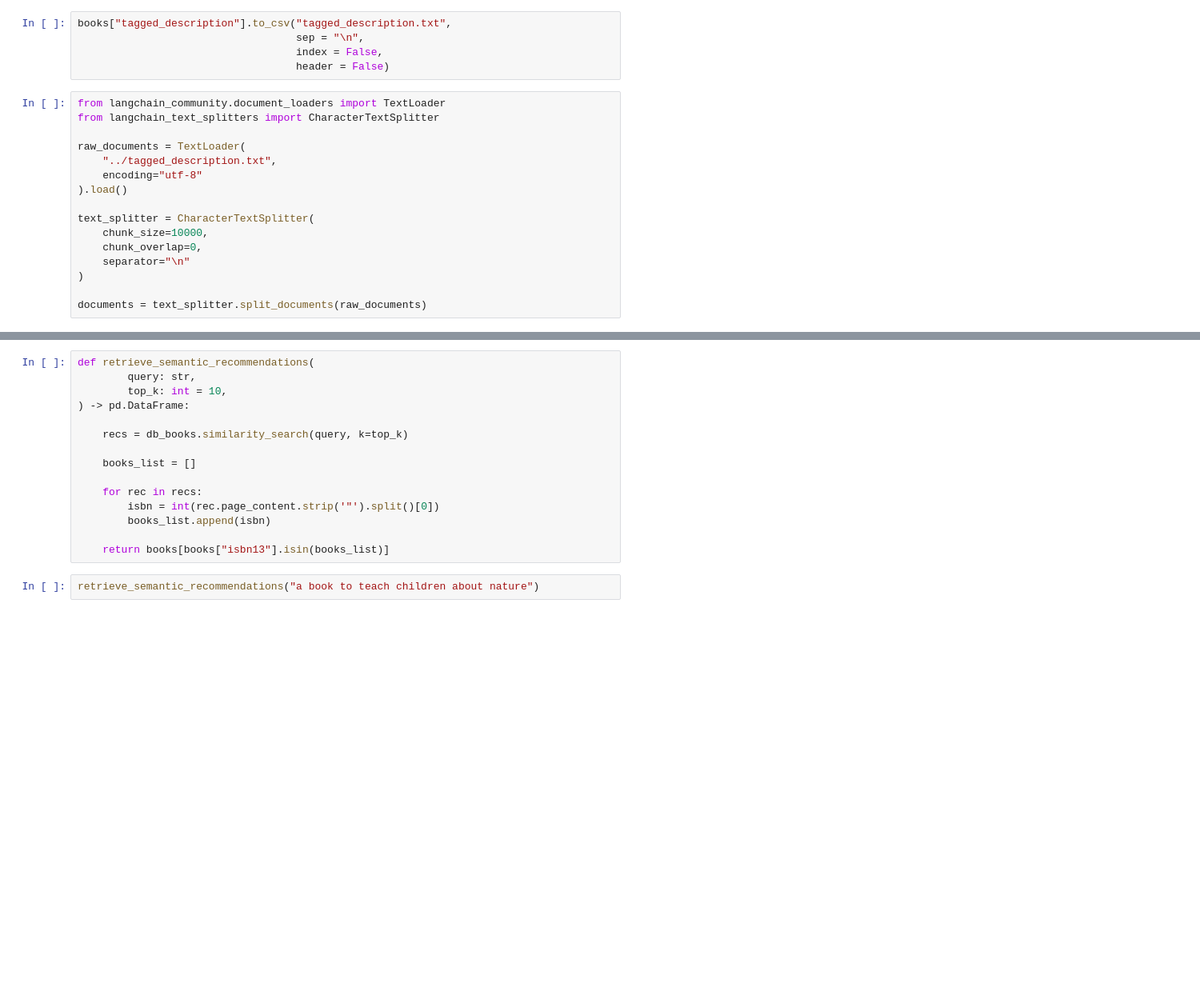
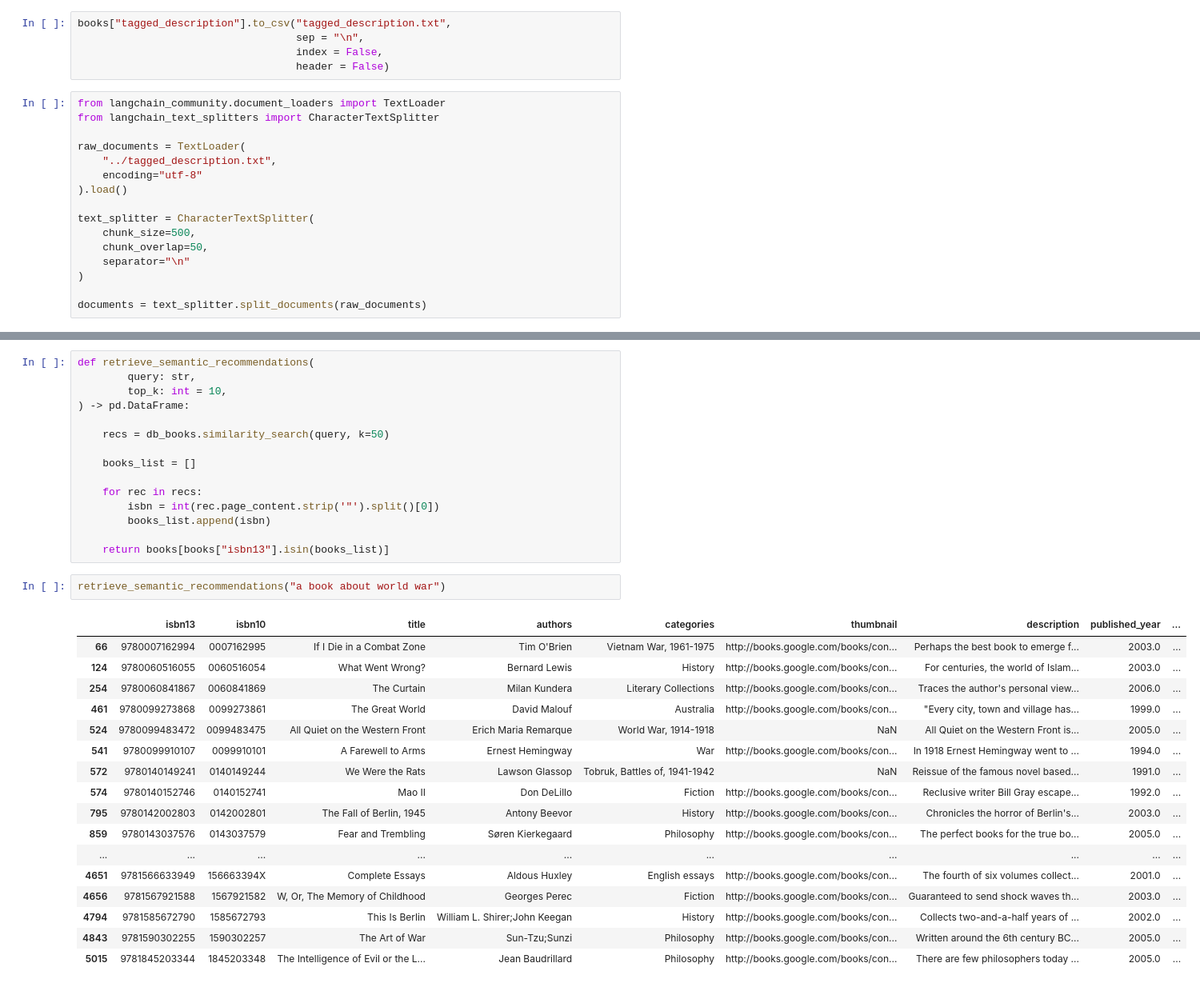
Before and after one commit to Ashutosh-Anthwal/semantic_book_recommender, a Jupyter notebook: notebooks/vector-search.ipynb, the cells around one changed output, grey strips where cells are left out. Shown at 80% size. Cells and saved outputs as stored; diff of their text form; blank space fills up the shorter version.

```diff
--- a/notebooks/vector-search.ipynb
+++ b/notebooks/vector-search.ipynb
@@ -37,8 +37,8 @@ raw_documents = TextLoader(
 ).load()
 
 text_splitter = CharacterTextSplitter(
-    chunk_size=10000,
-    chunk_overlap=0,
+    chunk_size=500,
+    chunk_overlap=50,
     separator="\n"
 )
 
@@ -92,7 +115,7 @@ def retrieve_semantic_recommendations(
         top_k: int = 10,
 ) -> pd.DataFrame:
 
-    recs = db_books.similarity_search(query, k=top_k)
+    recs = db_books.similarity_search(query, k=50)
 
     books_list = []
 
@@ -102,4 +125,22 @@ def retrieve_semantic_recommendations(
 
     return books[books["isbn13"].isin(books_list)]
 # %%
-retrieve_semantic_recommendations("a book to teach children about nature")
+retrieve_semantic_recommendations("a book about world war")
+# %% [output]
+|  | isbn13 | isbn10 | title | authors | categories | thumbnail | description | published_year | ... |
+| 66 | 9780007162994 | 0007162995 | If I Die in a Combat Zone | Tim O'Brien | Vietnam War, 1961-1975 | http://books.google.com/books/con... | Perhaps the best book to emerge f... | 2003.0 | ... |
+| 124 | 9780060516055 | 0060516054 | What Went Wrong? | Bernard Lewis | History | http://books.google.com/books/con... | For centuries, the world of Islam... | 2003.0 | ... |
+| 254 | 9780060841867 | 0060841869 | The Curtain | Milan Kundera | Literary Collections | http://books.google.com/books/con... | Traces the author's personal view... | 2006.0 | ... |
+| 461 | 9780099273868 | 0099273861 | The Great World | David Malouf | Australia | http://books.google.com/books/con... | "Every city, town and village has... | 1999.0 | ... |
+| 524 | 9780099483472 | 0099483475 | All Quiet on the Western Front | Erich Maria Remarque | World War, 1914-1918 | NaN | All Quiet on the Western Front is... | 2005.0 | ... |
+| 541 | 9780099910107 | 0099910101 | A Farewell to Arms | Ernest Hemingway | War | http://books.google.com/books/con... | In 1918 Ernest Hemingway went to ... | 1994.0 | ... |
+| 572 | 9780140149241 | 0140149244 | We Were the Rats | Lawson Glassop | Tobruk, Battles of, 1941-1942 | NaN | Reissue of the famous novel based... | 1991.0 | ... |
+| 574 | 9780140152746 | 0140152741 | Mao II | Don DeLillo | Fiction | http://books.google.com/books/con... | Reclusive writer Bill Gray escape... | 1992.0 | ... |
+| 795 | 9780142002803 | 0142002801 | The Fall of Berlin, 1945 | Antony Beevor | History | http://books.google.com/books/con... | Chronicles the horror of Berlin's... | 2003.0 | ... |
+| 859 | 9780143037576 | 0143037579 | Fear and Trembling | Søren Kierkegaard | Philosophy | http://books.google.com/books/con... | The perfect books for the true bo... | 2005.0 | ... |
+| ... | ... | ... | ... | ... | ... | ... | ... | ... | ... |
+| 4651 | 9781566633949 | 156663394X | Complete Essays | Aldous Huxley | English essays | http://books.google.com/books/con... | The fourth of six volumes collect... | 2001.0 | ... |
+| 4656 | 9781567921588 | 1567921582 | W, Or, The Memory of Childhood | Georges Perec | Fiction | http://books.google.com/books/con... | Guaranteed to send shock waves th... | 2003.0 | ... |
+| 4794 | 9781585672790 | 1585672793 | This Is Berlin | William L. Shirer;John Keegan | History | http://books.google.com/books/con... | Collects two-and-a-half years of ... | 2002.0 | ... |
+| 4843 | 9781590302255 | 1590302257 | The Art of War | Sun-Tzu;Sunzi | Philosophy | http://books.google.com/books/con... | Written around the 6th century BC... | 2005.0 | ... |
+| 5015 | 9781845203344 | 1845203348 | The Intelligence of Evil or the L... | Jean Baudrillard | Philosophy | http://books.google.com/books/con... | There are few philosophers today ... | 2005.0 | ... |
```
Also changed, not shown: parts of 7 cells of this notebook, 12 other files.
